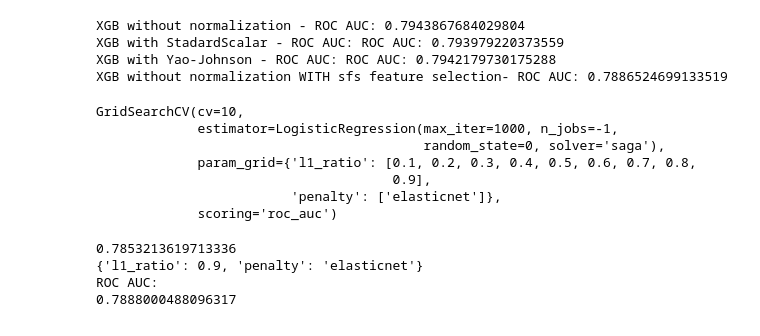
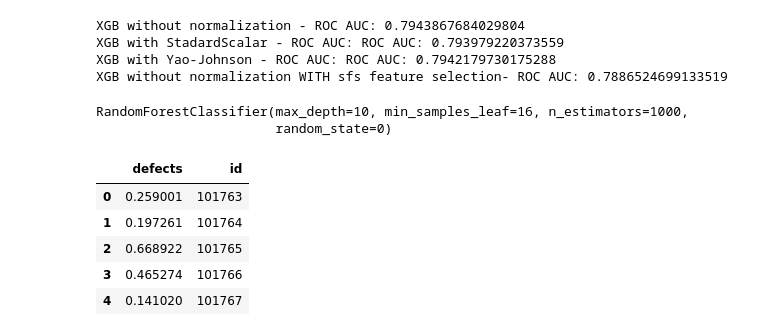
Before and after one commit to liebersi/Kaggle_Competitions, a Jupyter notebook: binary-classification-of-code-defects.ipynb, the cells around one changed output. Drawn from its saved outputs; the diff is of its cells as text; code cells hidden in the pictures.

Commit message:
Kaggle Notebook | Binary Classification of code defects | Version 9

```diff
--- a/binary-classification-of-code-defects.ipynb
+++ b/binary-classification-of-code-defects.ipynb
@@ -353,10 +353,11 @@ if False:
     predictions, model = build_random_forest(X_train,y_train,X_valid)
     get_model_metrics(y_valid,predictions[:,1])
 # %%
-#Try some feature selection to remove heavily correlated features
-X_train_uncorr = X_train.drop(['v','n','total_Opnd','b','total_Op','branchCount'],axis=1)
-
-X_valid_uncorr = X_valid.drop(['v','n','total_Opnd','b','total_Op','branchCount'],axis=1)
+#remove heavily correlated features and id column
+test_ids = X_test['id']
+X_train_uncorr = X_train.drop(['v','n','total_Opnd','b','total_Op','branchCount','id'],axis=1)
+X_valid_uncorr = X_valid.drop(['v','n','total_Opnd','b','total_Op','branchCount','id'],axis=1)
+X_test_uncorr = X_test.drop(['v','n','total_Opnd','b','total_Op','branchCount','id'],axis=1)
 # %%
 #Go ahead and drop heavily correlated and unused cloumns from dataset
 #drop id column
@@ -385,14 +421,14 @@ if run_all:
 # %%
 #df_list = [[X_train,X_valid],[X_train_ss,X_valid_ss],[X_train_yj,X_valid_yj]]
 #Try StandardScalar
-if True:
+if False:
     my_ss = StandardScaler()
     X_train_ss = pd.DataFrame(my_ss.fit_transform(X_train),columns=X_train.columns)
     X_valid_ss = pd.DataFrame(my_ss.transform(X_valid),columns=X_valid.columns)
     #df_list.append([X_train_ss,X_valid_ss])
 
 #try yao-johnson
-if True:
+if False:
     yj = PowerTransformer(method = 'yeo-johnson')
     X_train_yj = pd.DataFrame(yj.fit_transform(X_train),columns=X_train.columns)
     X_valid_yj = pd.DataFrame(yj.transform(X_valid),columns=X_valid.columns)
@@ -511,7 +547,7 @@ if False:
 # %%
 #Try elastic net regressor
 
-if True:
+if False:
     from sklearn.linear_model import LogisticRegression
     from sklearn.preprocessing import MinMaxScaler
     from sklearn.model_selection import GridSearchCV
@@ -532,18 +568,6 @@ if True:
     preds = grid_cv.predict_proba(X_valid_mms)
 
     get_model_metrics(y_valid,preds[:,1])
-# %% [output]
-GridSearchCV(cv=10,
-             estimator=LogisticRegression(max_iter=1000, n_jobs=-1,
-                                          random_state=0, solver='saga'),
-             param_grid={'l1_ratio': [0.1, 0.2, 0.3, 0.4, 0.5, 0.6, 0.7, 0.8,
-                                      0.9],
-                         'penalty': ['elasticnet']},
-             scoring='roc_auc')
-0.7853213619713336
-{'l1_ratio': 0.9, 'penalty': 'elasticnet'}
-ROC AUC:
-0.7888000488096317
 # %%
 #LogisticRegressionCV(cv=10, l1_ratios=[0.1, 0.5, 0.9], max_iter=1000, n_jobs=-1,
 #                     penalty='elasticnet', random_state=0, scoring='roc_auc',solver='saga')
@@ -598,0 +621,26 @@ if run_third:
+# %%
+#Prep random forest submission
+
+run_fourth = True
+if run_fourth:
+    #recombine test and validation, using _uncorr data. train model and predict test
+    X_full = pd.concat([X_train_uncorr,X_valid_uncorr],axis=0)
+    y_full = pd.concat([y_train,y_valid],axis=0)
+    model = RandomForestClassifier(random_state=0,max_depth=10,min_samples_leaf=16, n_estimators=1000)
+    model.fit(X_full, y_full)
+
+    predictions = model.predict_proba(X_test_uncorr)
+
+    prediction_df = pd.DataFrame(predictions[:,1],columns = ['defects'])
+    prediction_df['id'] = test_ids
+    prediction_df.head()
+    prediction_df.to_csv('submission.csv', index=False)
+# %% [output]
+RandomForestClassifier(max_depth=10, min_samples_leaf=16, n_estimators=1000,
+                       random_state=0)
+|  | defects | id |
+| 0 | 0.259001 | 101763 |
+| 1 | 0.197261 | 101764 |
+| 2 | 0.668922 | 101765 |
+| 3 | 0.465274 | 101766 |
+| 4 | 0.141020 | 101767 |
```
Also changed, not shown: parts of 3 cells of this notebook.
